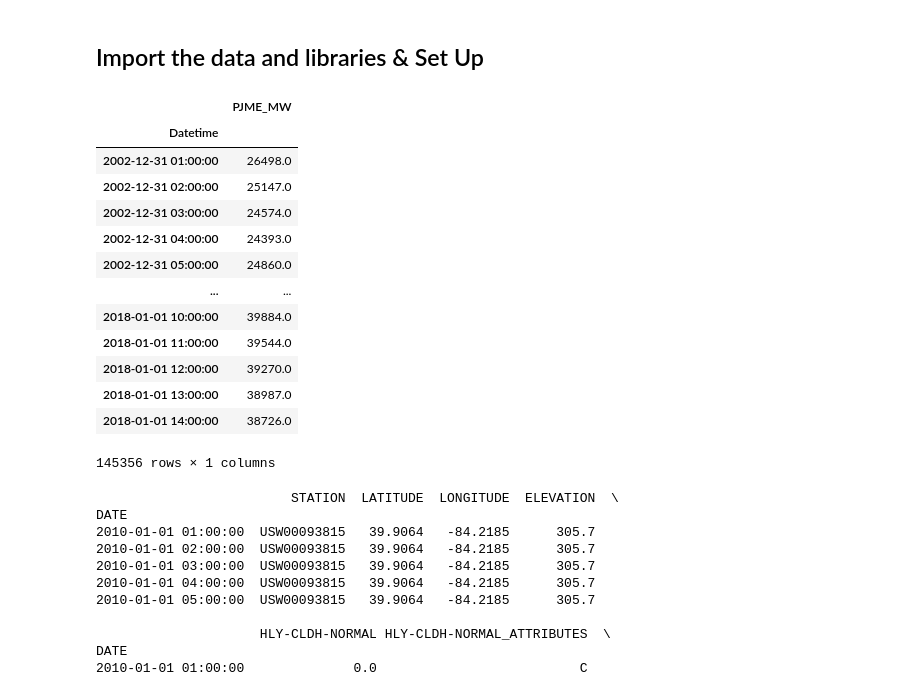
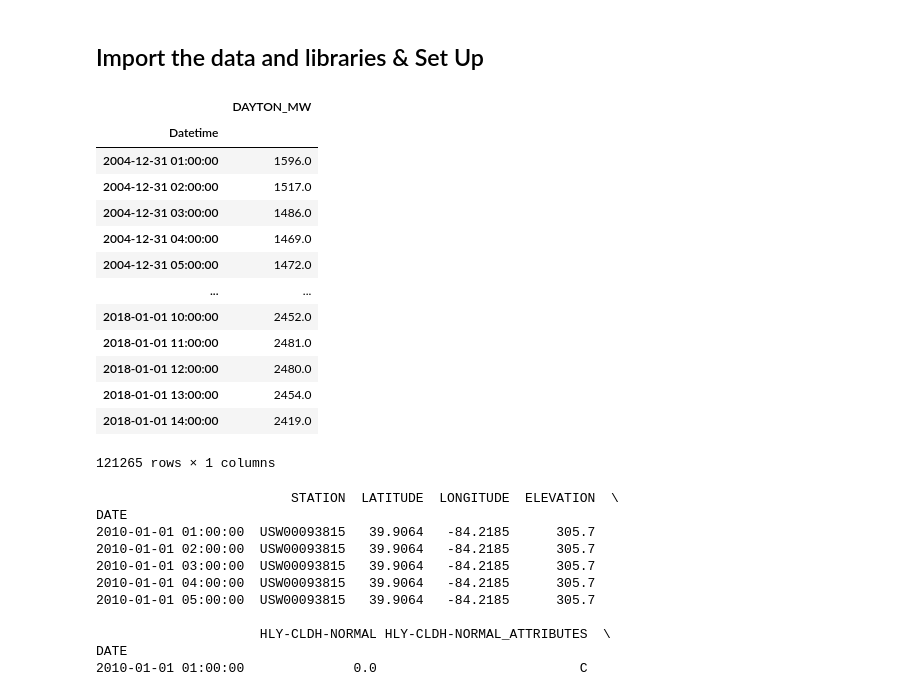
Before and after one commit to AndrewFortner/energy-sprint, a Jupyter notebook: demo.ipynb, the cells around one changed output. Cells and saved outputs as stored; diff of their text form; code cells hidden in the pictures.

```diff
--- a/demo.ipynb
+++ b/demo.ipynb
@@ -8,30 +11,30 @@ import pandas as pd
 # %%
 # Read the data from the pjme-data dataset
-energy_df = pd.read_csv('pjme-data/PJME_hourly.csv')
+energy_df = pd.read_csv('DAYTON_hourly.csv')
 
 # For joining purposes
 energy_df.set_index('Datetime', inplace=True)
 
 # We need same type when joining (other dataset wil have datetime)
 energy_df.index = pd.to_datetime(energy_df.index)
 
 # Display the first few rows of the dataframe
 energy_df.head(-10)
 
-# nyc_temp_df.head(num) - helps specify how many rows of the dataframe you want to see
+# dayton_temp_df.head(num) - helps specify how many rows of the dataframe you want to see
 # %% [output]
-|  | PJME_MW |
+|  | DAYTON_MW |
 | Datetime |  |
-| 2002-12-31 01:00:00 | 26498.0 |
-| 2002-12-31 02:00:00 | 25147.0 |
-| 2002-12-31 03:00:00 | 24574.0 |
-| 2002-12-31 04:00:00 | 24393.0 |
-| 2002-12-31 05:00:00 | 24860.0 |
+| 2004-12-31 01:00:00 | 1596.0 |
+| 2004-12-31 02:00:00 | 1517.0 |
+| 2004-12-31 03:00:00 | 1486.0 |
+| 2004-12-31 04:00:00 | 1469.0 |
+| 2004-12-31 05:00:00 | 1472.0 |
 | ... | ... |
-| 2018-01-01 10:00:00 | 39884.0 |
-| 2018-01-01 11:00:00 | 39544.0 |
-| 2018-01-01 12:00:00 | 39270.0 |
-| 2018-01-01 13:00:00 | 38987.0 |
-| 2018-01-01 14:00:00 | 38726.0 |
+| 2018-01-01 10:00:00 | 2452.0 |
+| 2018-01-01 11:00:00 | 2481.0 |
+| 2018-01-01 12:00:00 | 2480.0 |
+| 2018-01-01 13:00:00 | 2454.0 |
+| 2018-01-01 14:00:00 | 2419.0 |
-145356 rows × 1 columns
+121265 rows × 1 columns
 # %%
```
Also changed, not shown: parts of 15 cells of this notebook.
